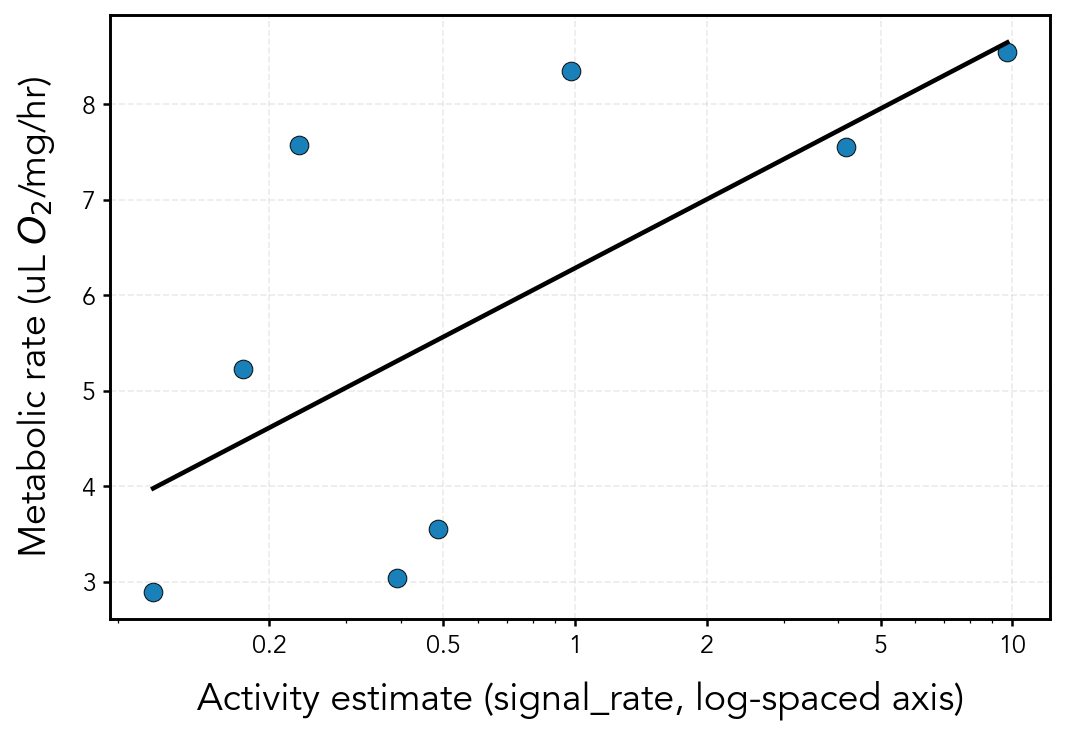
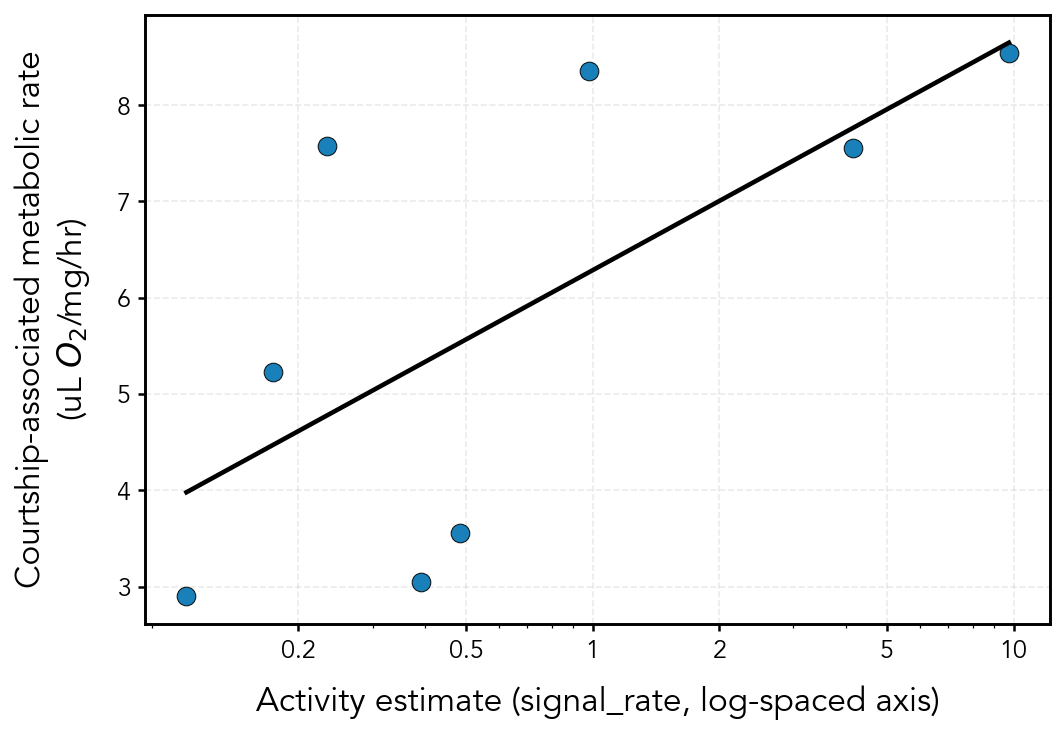
Unified diff of the notebook cell whose output changed from the first chart to the second:
--- before
+++ after
@@ -38,6 +38,6 @@
 
     ax.set_xscale('log')
-    ax.set_xlabel('Activity estimate (signal_rate, log-spaced axis)', fontsize=18, labelpad=10)
-    ax.set_ylabel('Metabolic rate (uL $O_2$/mg/hr)', fontsize=18, labelpad=12)
+    ax.set_xlabel('Activity estimate (signal_rate, log-spaced axis)', fontsize=16, labelpad=10)
+    ax.set_ylabel('Courtship-associated metabolic rate\n(uL $O_2$/mg/hr)', fontsize=16, labelpad=12)
     ax.tick_params(axis='both', labelsize=12)
     ax.grid(True, linestyle='--', alpha=0.25)

Commit: Cleaning up repo and moving many files to "archive"